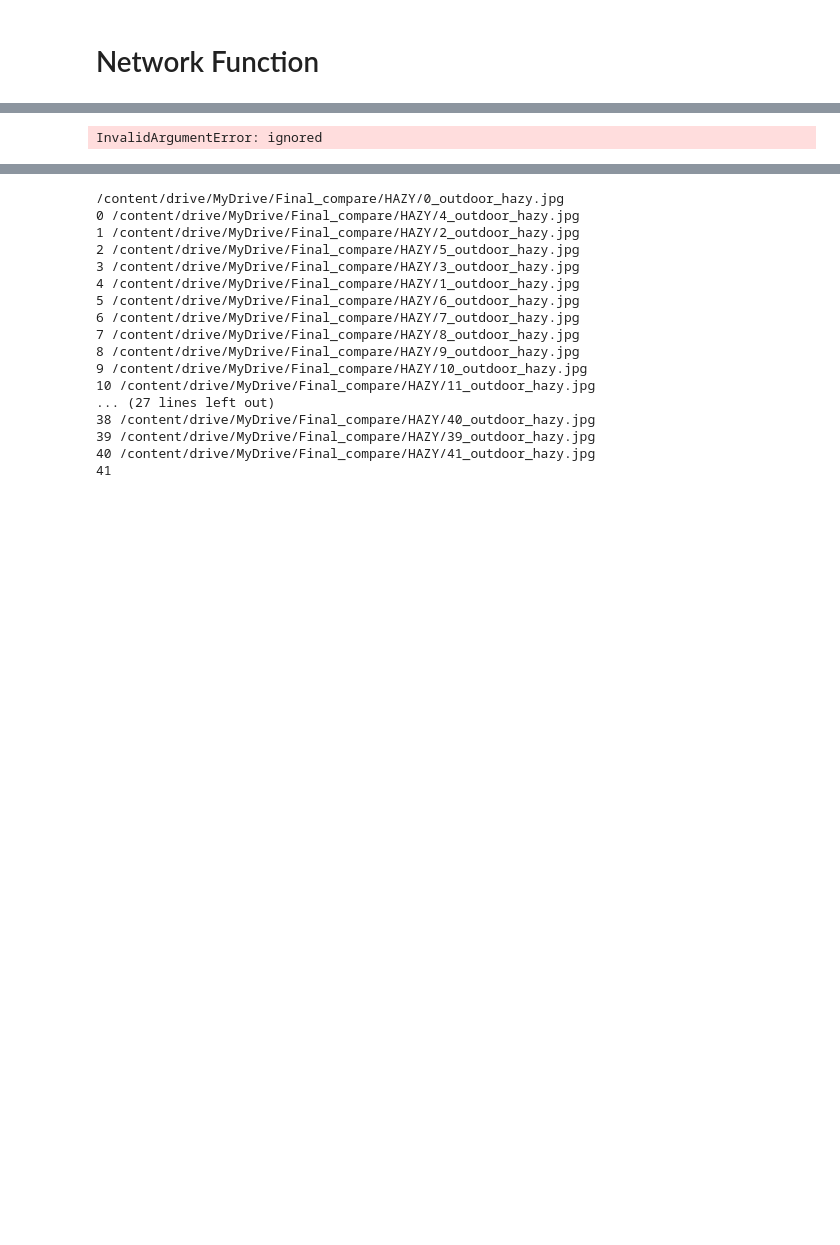
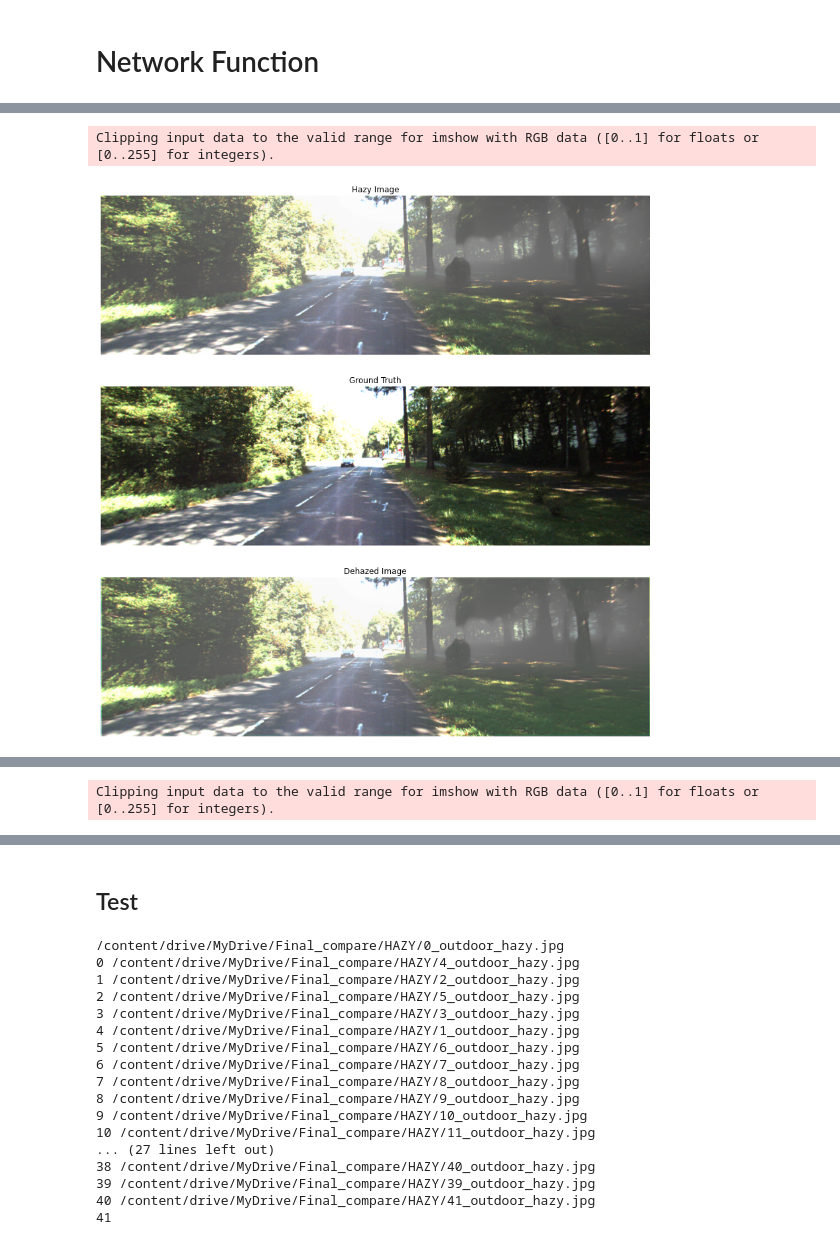
Before and after one commit to abubakrsiddq/ImageDehazing, a Jupyter notebook: models/FFA-net/ffa_kitti.ipynb, the cells around one changed output, grey strips where cells are left out. Saved outputs shown, nothing was run; the diff lists cells and outputs as text; code cells hidden in the pictures; blank space fills up the shorter version.

```diff
--- a/models/FFA-net/ffa_kitti.ipynb
+++ b/models/FFA-net/ffa_kitti.ipynb
@@ -350,13 +351,13 @@ ________________________________________________________________________________
 # %%
 # Hyperparameters
 epochs = 10
-batch_size = 8
+batch_size = 1
 
-train_data, val_data = dataset_preposses(orig_img_path = '/content/drive/MyDrive/kitti/gt', hazy_img_path = '/content/drive/MyDrive/kitti/hazy',percentage=1)
+train_data, val_data = dataset_preposses(orig_img_path = '/content/drive/MyDrive/kitti/gt', hazy_img_path = '/content/drive/MyDrive/kitti/hazy',percentage=0.01)
 train, val = dataloader(train_data, val_data, batch_size)
 
-optimizer = Adam(learning_rate = 1e-4,beta_1=0.9,beta_2=0.999,eps=1e-8)
-net = FFAnet(gps=3,blocks=19)
+optimizer = Adam(learning_rate = 1e-4,beta_1=0.9,beta_2=0.999,epsilon=1e-8)
+
 #net.load_weights('/content/drive/MyDrive/nets/ffa/weights')
 train_loss_tracker = tf.keras.metrics.MeanSquaredError(name = "train loss")
 val_loss_tracker = tf.keras.metrics.MeanSquaredError(name = "val loss")
@@ -364,0 +366,2 @@ val_loss_tracker = tf.keras.metrics.MeanSquaredError(name = "val loss")
+# %%
+model=tf.keras.models.load_model('/content/drive/MyDrive/kitti_nets/ffa/')
@@ -365,7 +370,9 @@ val_loss_tracker = tf.keras.metrics.MeanSquaredError(name = "val loss")
 # %%
-def lr_schedule_cosdecay(t,T,init_lr=opt.lr):
-	lr=0.5*(1+math.cos(t*math.pi/T))*init_lr
-	return lr
+def lr_schedule_cosdecay(epoch,T=100,init_lr=1e-4):
+  #T=100
+  t=epoch;
+  lr=0.5*(1+math.cos(t*math.pi/T))*init_lr;
+  return lr
 
 def lossVGG(y_true, y_pred):
 	vgg = VGG19(include_top=False, weights='imagenet')
@@ -381,8 +388,8 @@ def lossVGG(y_true, y_pred):
 
 def my_loss(y_true, y_pred):
   mae = tf.keras.losses.MeanAbsoluteError()
-	mae = (y_true, y_pred)
-	return mae+0.04*lossVGG(y_true, y_pred)
+  mae = (y_true, y_pred)
+  return mae+0.04*lossVGG(y_true, y_pred)
 # %%
 
 
@@ -396,15 +403,17 @@ def train_model(epochs, train, val, net, train_loss_tracker, val_loss_tracker, o
 
         # training loop
 
+        optimizer.learning_rate=lr_schedule_cosdecay(epoch)
         for step, (train_batch_haze, train_batch_orig) in enumerate(train):
 
             with tf.GradientTape() as tape:
 
                 train_logits = net(train_batch_haze, training = True)
                 #print(train_logits.shape)
-                loss = mae(train_batch_orig, train_logits)
+                loss = my_loss(train_batch_orig, train_logits)
 
             grads = tape.gradient(loss, net.trainable_weights)
+
             optimizer.apply_gradients(zip(grads, net.trainable_weights))
 
             train_loss_tracker.update_state(train_batch_orig, train_logits)
@@ -431,11 +440,11 @@ def train_model(epochs, train, val, net, train_loss_tracker, val_loss_tracker, o
         print('  -  ', end=' ')
         print("Time taken: %.2fs" % (time.time() - start_time_epoch))
 
-        net.save('trained_model')
+        #net.save('trained_model')
         #net.save_weights('/content/drive/MyDrive/nets/ffa/weights')         # save the model(variables, weights, etc)
         train_loss_tracker.reset_states()
         val_loss_tracker.reset_states()
 # %%
 %%time
-train_model(epochs, train, val, net, train_loss_tracker, val_loss_tracker, optimizer)
+train_model(2, train, val,model, train_loss_tracker, val_loss_tracker, optimizer)
 # %% [output]
@@ -443 +452,2 @@ Start of epoch 0
-InvalidArgumentError: ignored
+Clipping input data to the valid range for imshow with RGB data ([0..1] for floats or [0..255] for integers).
+[figure, added]
@@ -443,0 +458 @@ InvalidArgumentError: ignored
+Clipping input data to the valid range for imshow with RGB data ([0..1] for floats or [0..255] for integers).
@@ -448,6 +468,8 @@ net.save_weights('/content/drive/MyDrive/nets/ffa/weights/kitti')
 #model=net
 
 #model.model().summary()
+# %% [markdown]
+## Test
 # %%
 import cv2
 import matplotlib.pyplot as plt
```
Also changed, not shown: parts of 8 cells of this notebook.
